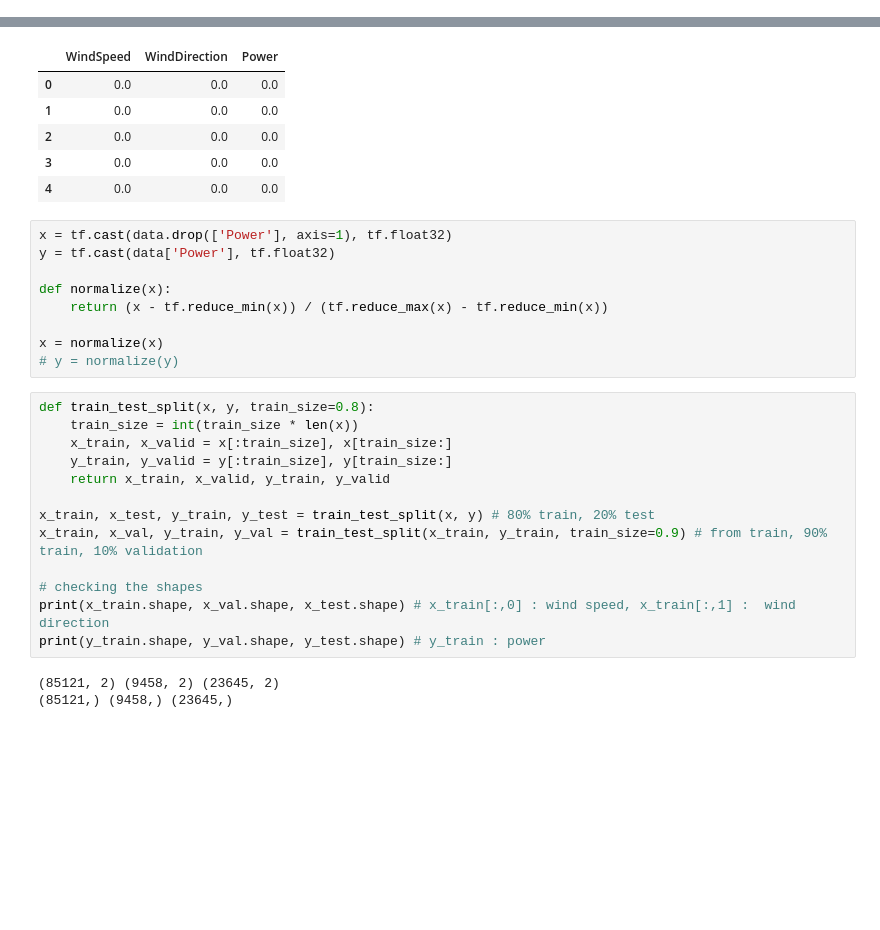
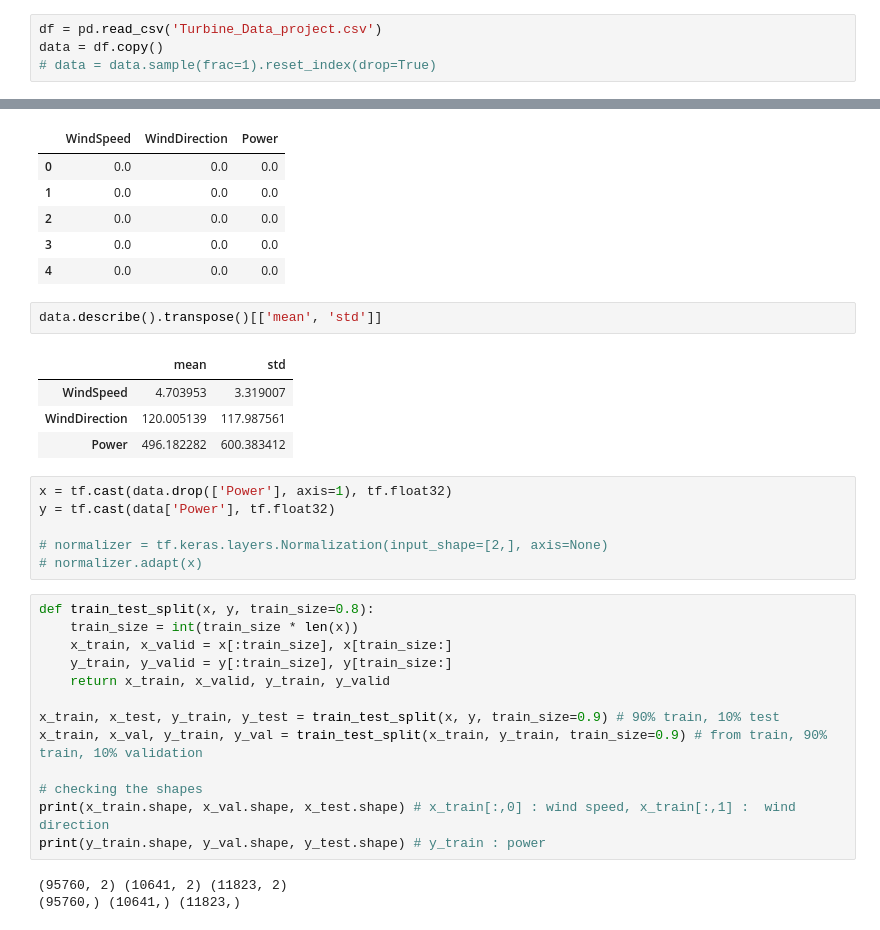
Before and after one commit to ileocho/TurbinePred, a Jupyter notebook: model.ipynb, the cells around one changed output, grey strips where cells are left out. Cells and saved outputs as stored; diff of their text form; blank space fills up the shorter version.

```diff
--- a/model.ipynb
+++ b/model.ipynb
@@ -15,3 +6,7 @@ data.head()
+# %%
+df = pd.read_csv('Turbine_Data_project.csv')
+data = df.copy()
+# data = data.sample(frac=1).reset_index(drop=True)
 # %%
 data = data.drop(['Unnamed: 0'], axis=1)
 data.head()
@@ -22,15 +17,19 @@ data.head()
 | 2 | 0.0 | 0.0 | 0.0 |
 | 3 | 0.0 | 0.0 | 0.0 |
 | 4 | 0.0 | 0.0 | 0.0 |
+# %%
+data.describe().transpose()[['mean', 'std']]
+# %% [output]
+|  | mean | std |
+| WindSpeed | 4.703953 | 3.319007 |
+| WindDirection | 120.005139 | 117.987561 |
+| Power | 496.182282 | 600.383412 |
 # %%
 x = tf.cast(data.drop(['Power'], axis=1), tf.float32)
 y = tf.cast(data['Power'], tf.float32)
 
-def normalize(x):
-    return (x - tf.reduce_min(x)) / (tf.reduce_max(x) - tf.reduce_min(x))
-
-x = normalize(x)
-# y = normalize(y)
+# normalizer = tf.keras.layers.Normalization(input_shape=[2,], axis=None)
+# normalizer.adapt(x)
 # %%
 def train_test_split(x, y, train_size=0.8):
     train_size = int(train_size * len(x))
@@ -38,12 +37,12 @@ def train_test_split(x, y, train_size=0.8):
     y_train, y_valid = y[:train_size], y[train_size:]
     return x_train, x_valid, y_train, y_valid
 
-x_train, x_test, y_train, y_test = train_test_split(x, y) # 80% train, 20% test
+x_train, x_test, y_train, y_test = train_test_split(x, y, train_size=0.9) # 90% train, 10% test
 x_train, x_val, y_train, y_val = train_test_split(x_train, y_train, train_size=0.9) # from train, 90% train, 10% validation
 
 # checking the shapes
 print(x_train.shape, x_val.shape, x_test.shape) # x_train[:,0] : wind speed, x_train[:,1] :  wind direction
 print(y_train.shape, y_val.shape, y_test.shape) # y_train : power
 # %% [output]
-(85121, 2) (9458, 2) (23645, 2)
-(85121,) (9458,) (23645,)
+(95760, 2) (10641, 2) (11823, 2)
+(95760,) (10641,) (11823,)
```
Also changed, not shown: parts of 12 cells of this notebook, 3 other files.
